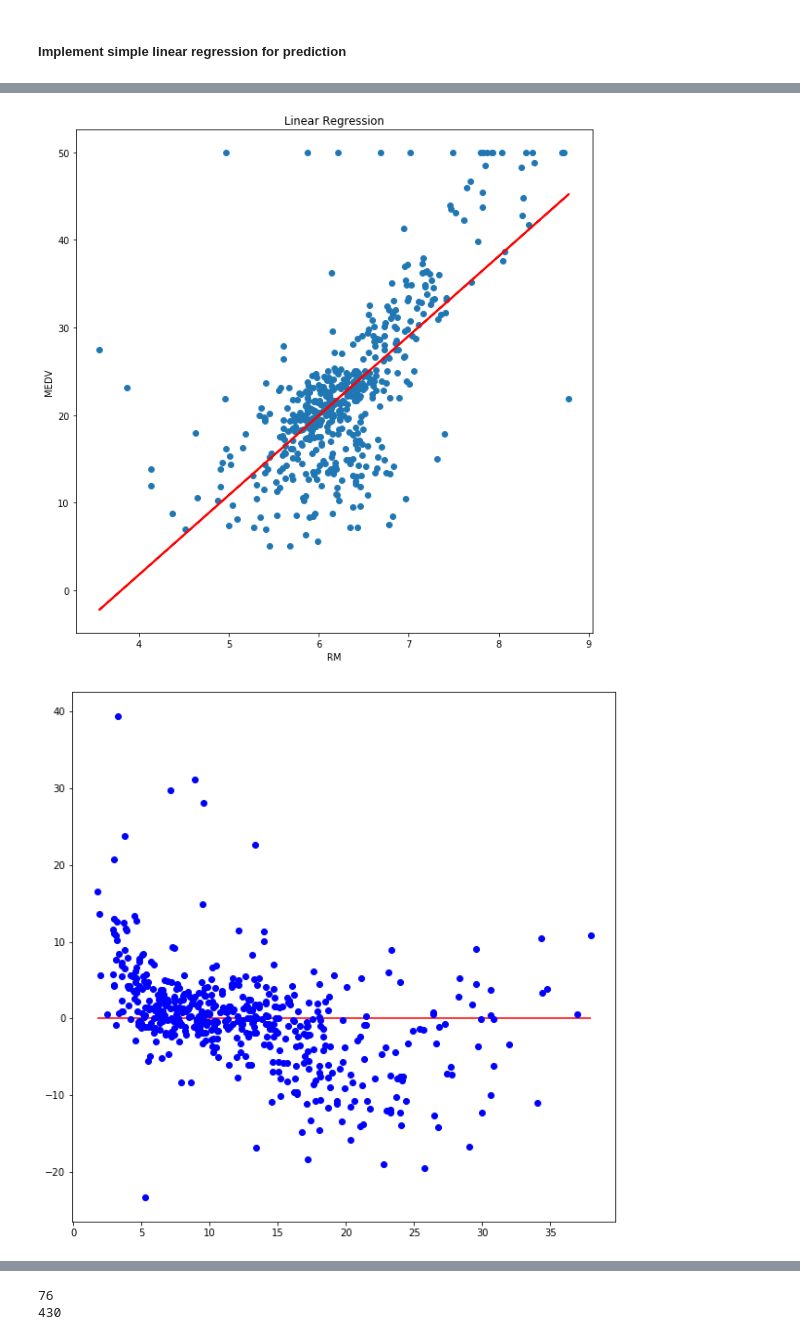
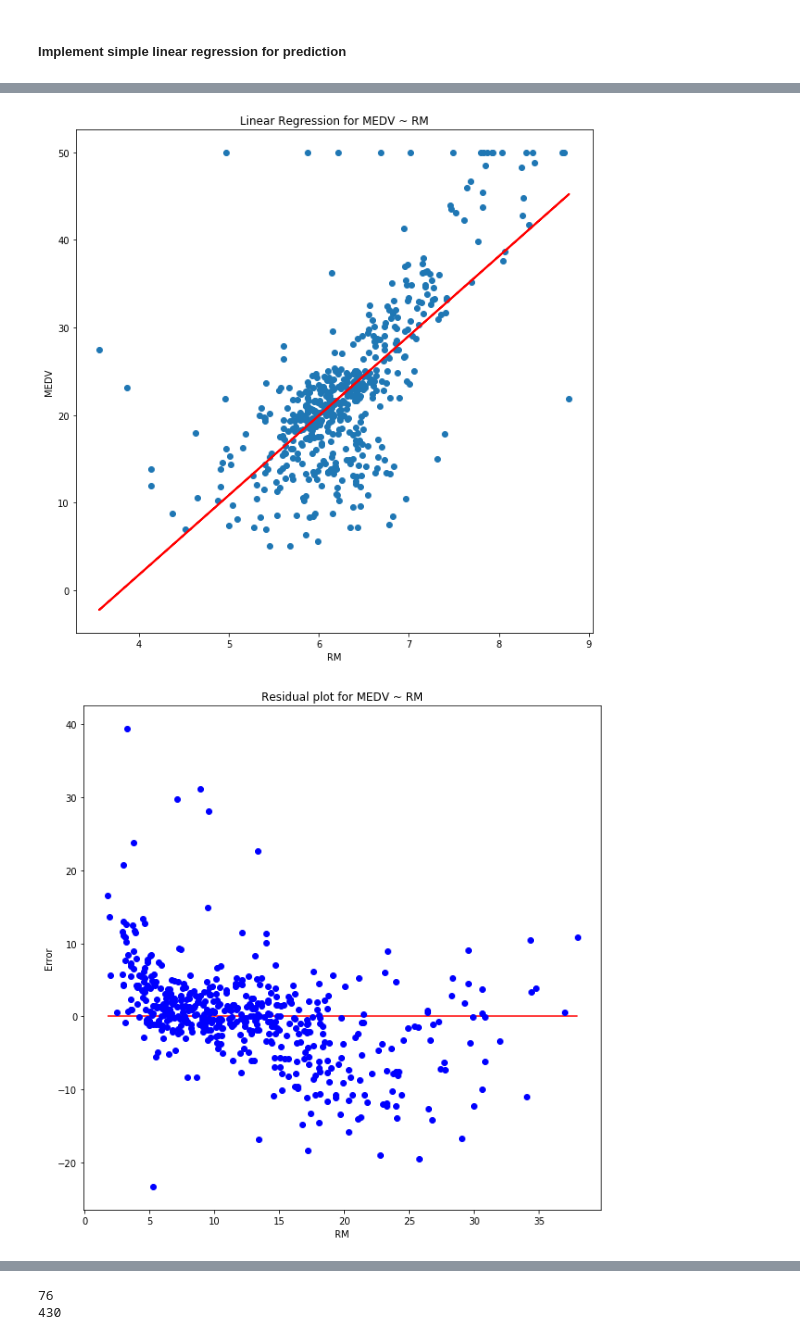
Before and after one commit to Sherwen2333/CSE353, a Jupyter notebook: cse353hw1.ipynb, the cells around one changed output, grey strips where cells are left out. Saved outputs shown, nothing was run; the diff lists cells and outputs as text; code cells hidden in the pictures.

```diff
--- a/cse353hw1.ipynb
+++ b/cse353hw1.ipynb
@@ -543,18 +528,21 @@ plt.plot(df['RM'], df['MEDV'], 'o')           # scatter plot showing actual data
 plt.plot(df['RM'], pred, 'r', linewidth=2)   # regression line
 plt.xlabel('RM')
 plt.ylabel('MEDV')
-plt.title('Linear Regression')
+plt.title('Linear Regression for MEDV ~ RM')
 plt.show()
 # %% [output]
-[figure, old version]
+[figure, new version]
 # %%
 pred = np.array(pred)
 Y = np.array(df['MEDV'])
 X = np.array(df['LSTAT'])
 error = Y - pred
 plt.figure(figsize = (10,10))
 plt.plot(X, error, 'bo')
 plt.hlines(0, min(X), max(X), 'r')
+plt.xlabel('RM')
+plt.ylabel('Error')
+plt.title('Residual plot for MEDV ~ RM')
 plt.show()
 # %% [output]
-[figure, old version]
+[figure, new version]
```
Also changed, not shown: parts of 26 cells of this notebook.
